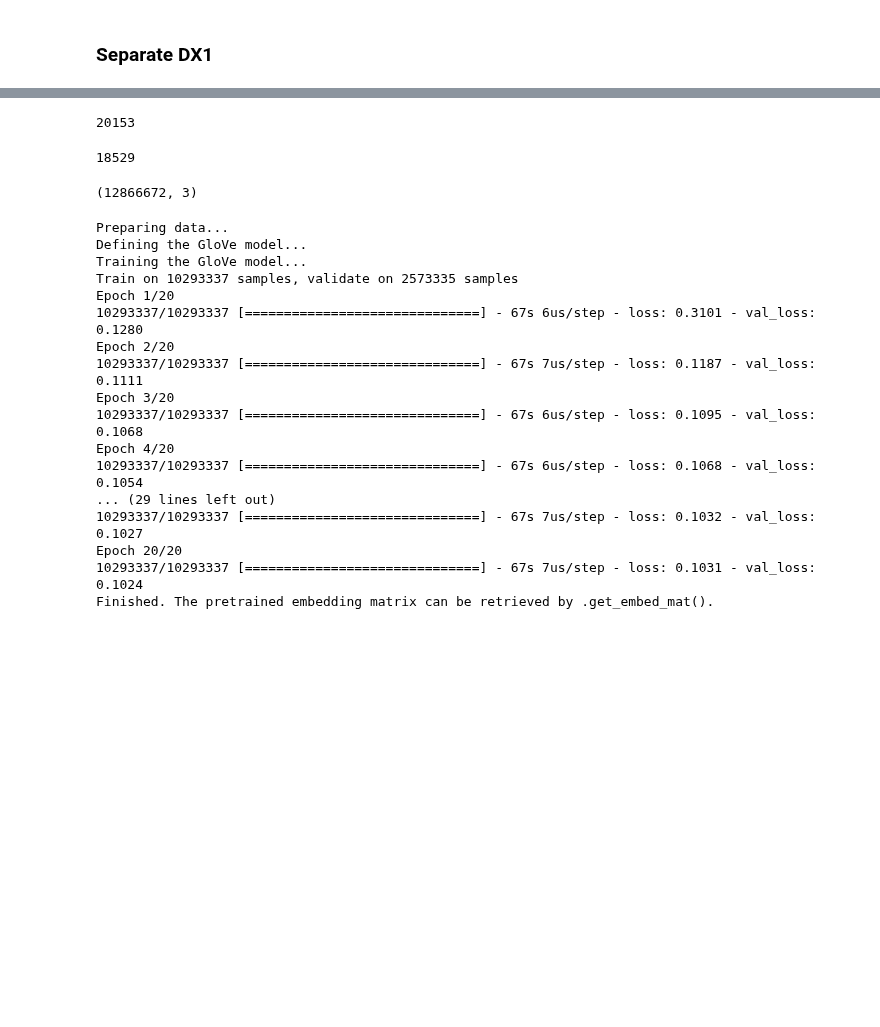
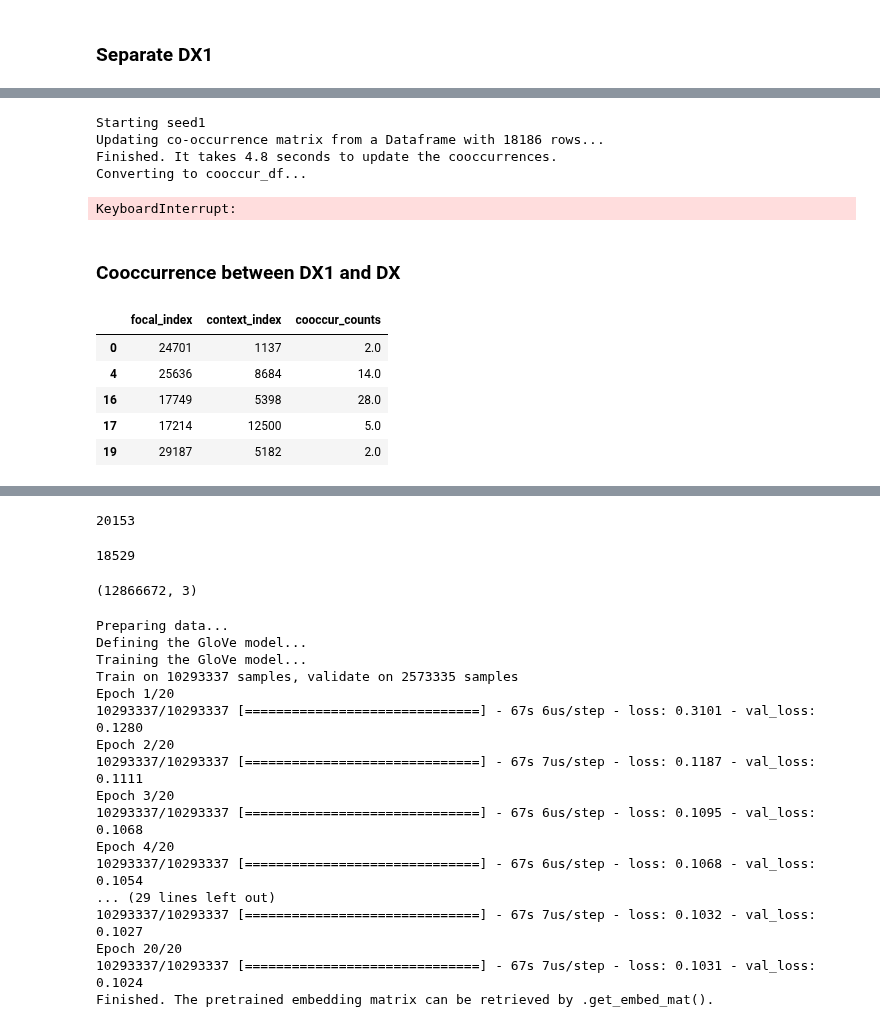
Before and after one commit to wenshuoliu/DLproj, a Jupyter notebook: NRD/GloVe_pretrain.ipynb, the cells around one changed output, grey strips where cells are left out. Saved outputs shown, nothing was run; the diff lists cells and outputs as text; code cells hidden in the pictures; blank space fills up the shorter version.

```diff
--- a/NRD/GloVe_pretrain.ipynb
+++ b/NRD/GloVe_pretrain.ipynb
@@ -432,0 +479,65 @@ dxpr_df = pd.read_csv(path+'all/dxpr.csv', dtype=dtypes, chunksize=500000)
+# %%
+for seed in range(1,10):
+    print('Starting seed'+str(seed))
+    train_df, tst_df = train_test_split(ami_df, test_size=0.1, stratify=ami_df.HOSP_NRD, random_state=seed)
+
+    DX1_df = tst_df[['DX1']]
+    DX1_df = DX1_df.fillna('missing')
+    DX1_df[DX1_df.isin(['invl', 'incn'])] = 'missing'
+    DX1_df[DX1_df.isin(unclassified)] = 'missing'
+    DX1_df['DX1'] = DX1_df['DX1'].map(DX1_dict)
+
+    DX_df = tst_df[DXs]
+    DX_df = DX_df.fillna('missing')
+    DX_df[DX_df.isin(['invl', 'incn'])] = 'missing'
+    DX_df[DX_df.isin(unclassified)] = 'missing'
+    for dx in DXs:
+        DX_df[dx] = DX_df[dx].map(DX_dict)
+
+    PR_df = tst_df[PRs]
+    PR_df = PR_df.fillna('missing')
+    PR_df[PR_df.isin(['invl', 'incn'])] = 'missing'
+    for pr in PRs:
+        PR_df[pr] = PR_df[pr].map(PR_dict)
+
+    int_df = pd.concat([DX1_df, DX_df, PR_df], axis=1)
+
+    g2 = Glove(input_dim=len(code_cat), embedding_dim=100)
+
+    g2.update_cooccur(int_df)
+
+    cooccur_dict_tst = g2.get_cooccur_dict()
+
+    cooccur_dict0 = cooccur_dict.copy()
+
+    for k, v in cooccur_dict_tst.items():
+        cooccur_dict0[k] -= v
+    print('Converting to cooccur_df...')
+    pairs = list(cooccur_dict0.keys())
+    counts = list(cooccur_dict0.values())
+    focal, context = zip(*pairs)
+    cooccur_df0 = pd.DataFrame(dict(focal_index=focal, context_index=context, cooccur_counts=counts),
+                              columns=['focal_index', 'context_index', 'cooccur_counts'])
+    cooccur_df0 = cooccur_df0.loc[cooccur_df0.cooccur_counts>0]
+    cooccur_df0.to_csv(path+'all/sepdx1/cooccur_df_ami'+str(seed)+'.csv', index=False)
+# %% [output]
+Starting seed1
+Updating co-occurrence matrix from a Dataframe with 18186 rows...
+Finished. It takes 4.8 seconds to update the cooccurrences.
+Converting to cooccur_df...
+KeyboardInterrupt:
+# %% [markdown]
+### Cooccurrence between DX1 and DX
+# %%
+DX1_int_set = set(DX1_dict.values())
+# %%
+DX1_DX_df = cooccur_df.loc[cooccur_df.context_index.isin(DX1_int_set)]
+# %%
+DX1_DX_df.head()
+# %% [output]
+|  | focal_index | context_index | cooccur_counts |
+| 0 | 24701 | 1137 | 2.0 |
+| 4 | 25636 | 8684 | 14.0 |
+| 16 | 17749 | 5398 | 28.0 |
+| 17 | 17214 | 12500 | 5.0 |
+| 19 | 29187 | 5182 | 2.0 |
```
Also changed, not shown: parts of 47 cells of this notebook, 9 other files.
